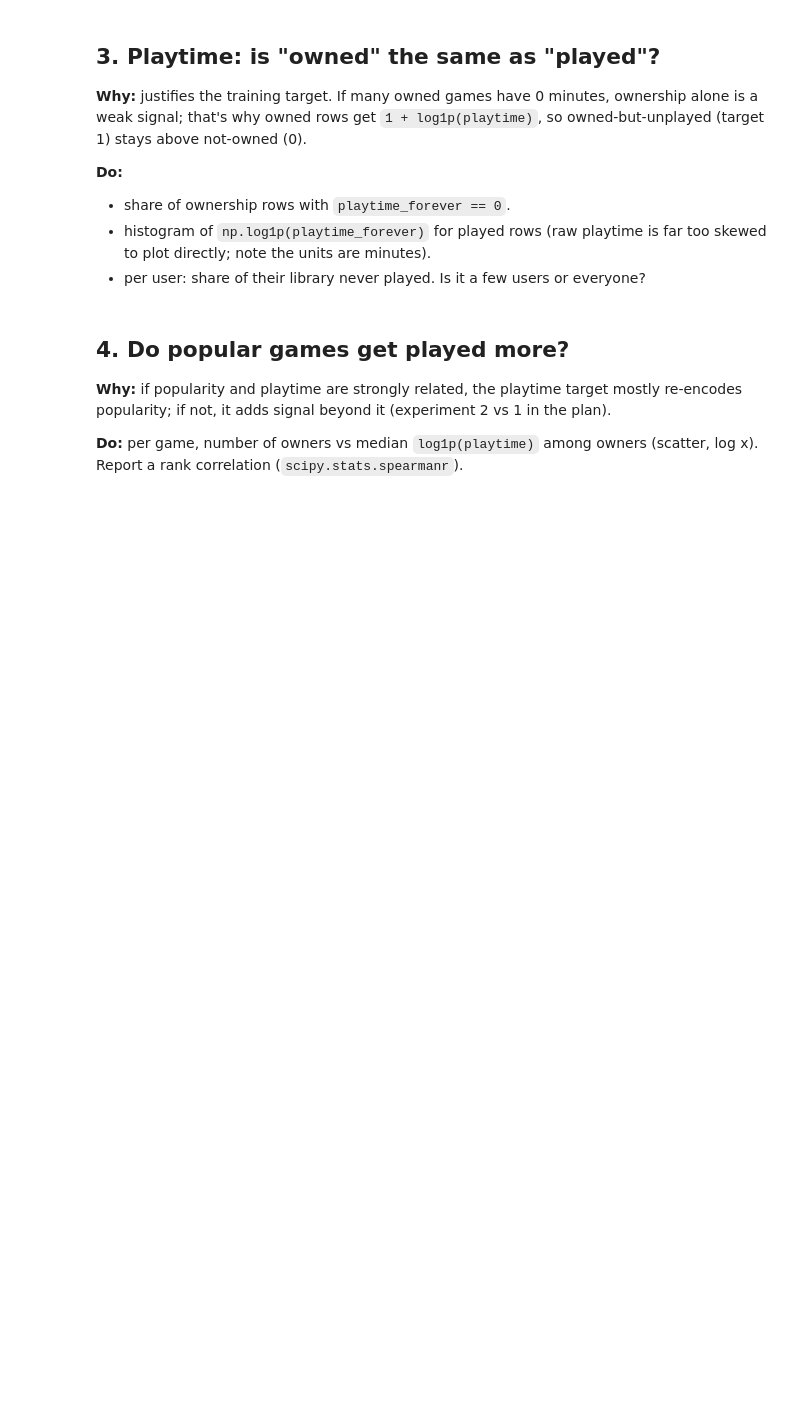
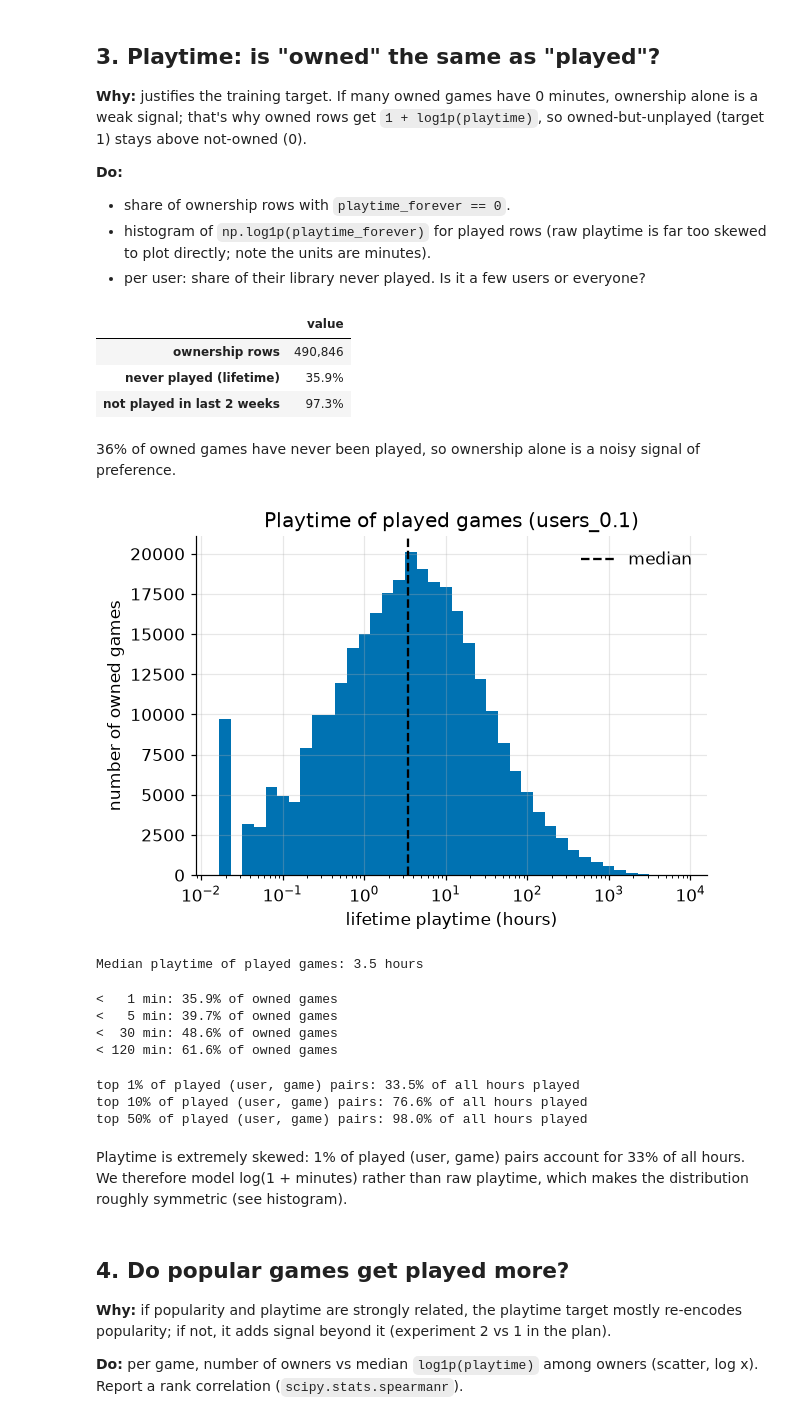
Before and after one commit to kberesfo/cse-258-assignment-2, a Jupyter notebook: notebooks/eda.ipynb, the cells around one changed output. Saved outputs shown, nothing was run; the diff lists cells and outputs as text; code cells hidden in the pictures; blank space fills up the shorter version.

```diff
--- a/notebooks/eda.ipynb
+++ b/notebooks/eda.ipynb
@@ -156,7 +158,54 @@ owned-but-unplayed (target 1) stays above not-owned (0).
   skewed to plot directly; note the units are minutes).
 - per user: share of their library never played. Is it a few users or everyone?
 # %%
-# TODO: zero-playtime share, log1p histogram, per-user unplayed share
+played = owned.playtime_forever > 0
+stats = pd.Series({
+    "ownership rows": f"{len(owned):,}",
+    "never played (lifetime)": f"{(~played).mean():.1%}",
+    "not played in last 2 weeks": f"{(owned.playtime_2weeks == 0).mean():.1%}",
+}, name="value")
+stats.to_frame()
+# %% [output]
+|  | value |
+| ownership rows | 490,846 |
+| never played (lifetime) | 35.9% |
+| not played in last 2 weeks | 97.3% |
+# %% [markdown]
+36% of owned games have never been played, so ownership alone is a noisy signal of preference.
+# %%
+played_hours = owned.loc[owned.playtime_forever > 0, "playtime_forever"] / 60
+
+fig, ax = plt.subplots()
+log_hist(ax, played_hours, "lifetime playtime (hours)", "number of owned games",
+         f"Playtime of played games ({cfg.sample.tag})")
+ax.axvline(played_hours.median(), linestyle="--", color="black", label="median")
+ax.legend()
+save(fig, "playtime_played")
+plt.show()
+
+print(f"Median playtime of played games: {played_hours.median():.1f} hours")
+# %% [output]
+[figure, added]
+Median playtime of played games: 3.5 hours
+# %%
+for cutoff in (1, 5, 30, 120):                       # minutes
+    share = (owned.playtime_forever < cutoff).mean()   # share of ALL owned rows with playtime_forever < cutoff
+    print(f"< {cutoff:>3} min: {share:.1%} of owned games")
+# %% [output]
+<   1 min: 35.9% of owned games
+<   5 min: 39.7% of owned games
+<  30 min: 48.6% of owned games
+< 120 min: 61.6% of owned games
+# %%
+for frac in (0.01, 0.10, 0.50):
+    share = top_share(played_hours, frac)
+    print(f"top {frac:.0%} of played (user, game) pairs: {share:.1%} of all hours played")
+# %% [output]
+top 1% of played (user, game) pairs: 33.5% of all hours played
+top 10% of played (user, game) pairs: 76.6% of all hours played
+top 50% of played (user, game) pairs: 98.0% of all hours played
+# %% [markdown]
+Playtime is extremely skewed: 1% of played (user, game) pairs account for 33% of all hours. We therefore model log(1 + minutes) rather than raw playtime, which makes the distribution roughly symmetric (see histogram).
 # %% [markdown]
 ## 4. Do popular games get played more?
 **Why:** if popularity and playtime are strongly related, the playtime target mostly
```
Also changed, not shown: parts of 6 cells of this notebook, 6 other files.
